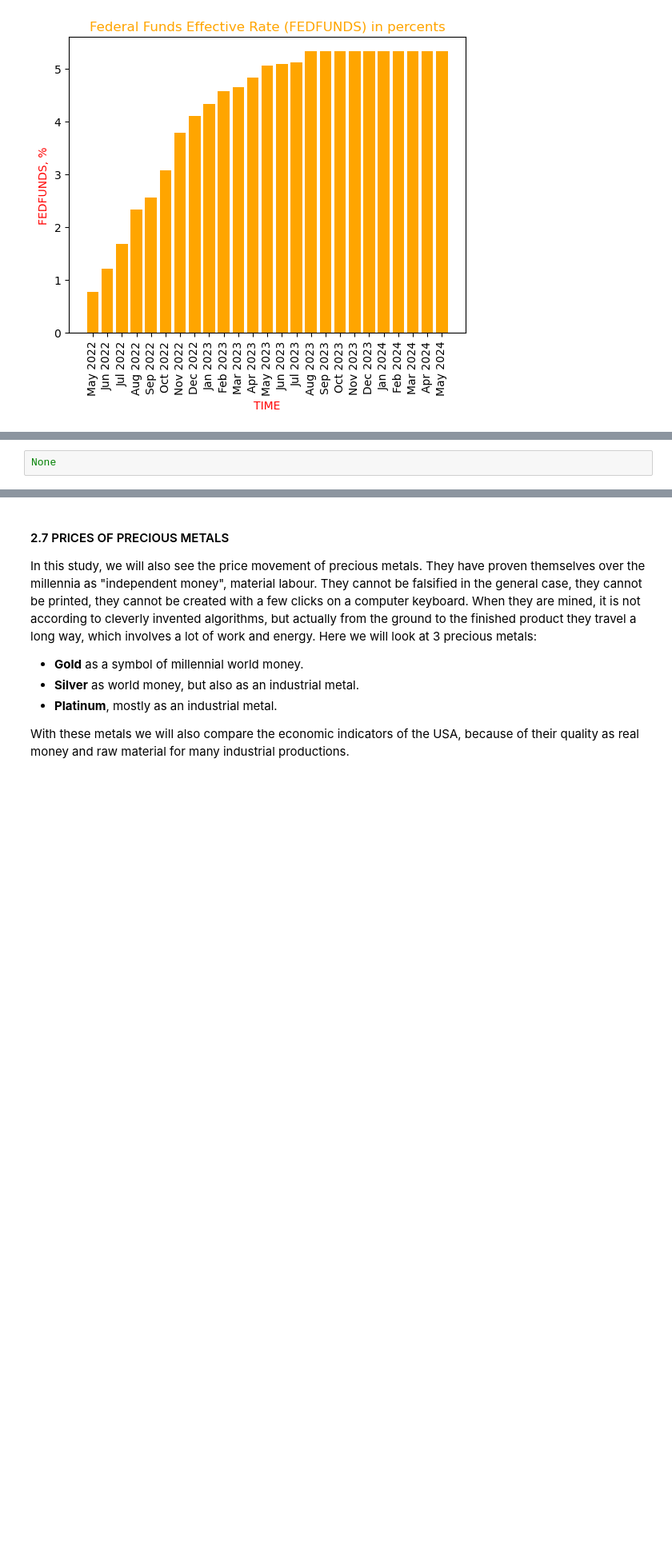
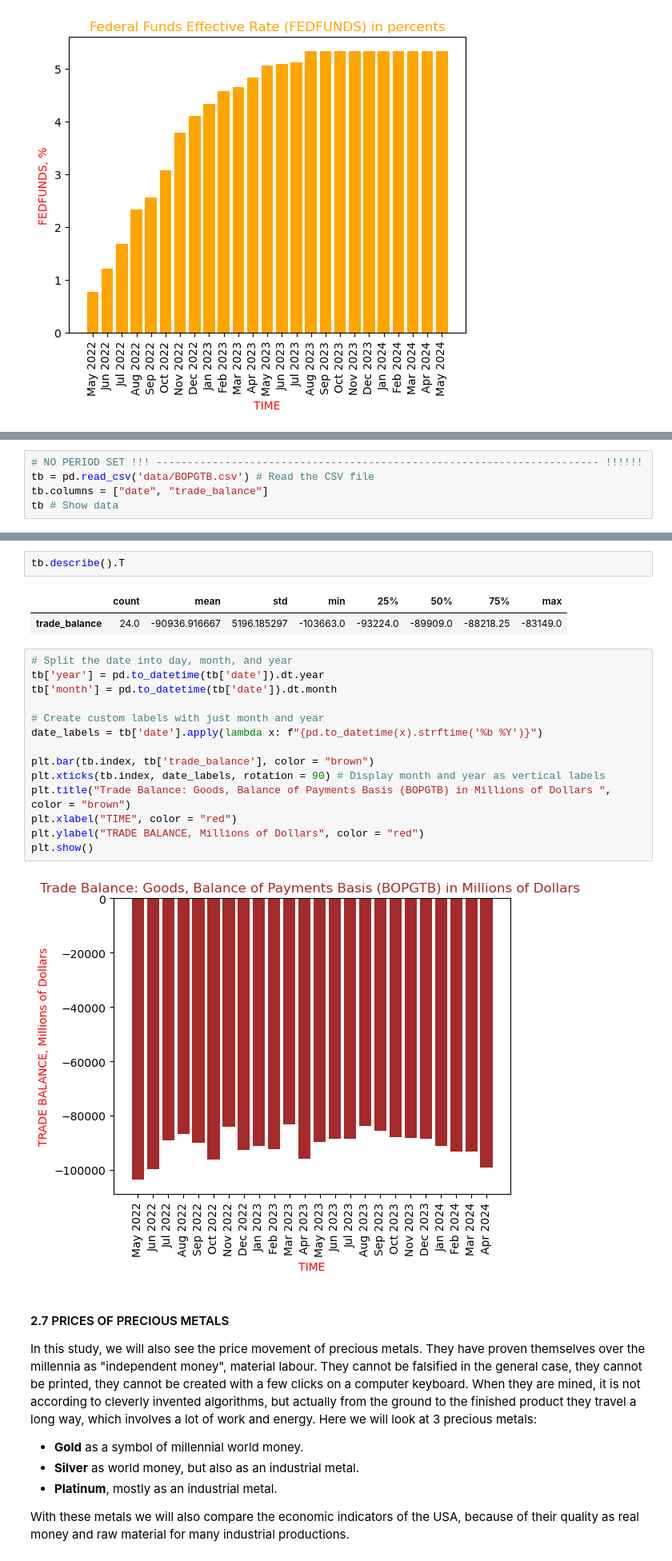
Before and after one commit to Engineer194/Macroeconomic-Analysis-of-the-US-Economy---Part-1, a Jupyter notebook: DATA_Project_v.1.ipynb, the cells around one changed output, grey strips where cells are left out. Shown: that part at 80% size. Cells and saved outputs as stored; diff of their text form; blank space fills up the shorter version.

```diff
--- a/DATA_Project_v.1.ipynb
+++ b/DATA_Project_v.1.ipynb
@@ -259,2 +263,5 @@ plt.show()
 # %%
-None
+# NO PERIOD SET !!! ----------------------------------------------------------------------- !!!!!!
+tb = pd.read_csv('data/BOPGTB.csv') # Read the CSV file
+tb.columns = ["date", "trade_balance"]
+tb # Show data
@@ -261,3 +286,24 @@ None
+# %%
+tb.describe().T
+# %% [output]
+|  | count | mean | std | min | 25% | 50% | 75% | max |
+| trade_balance | 24.0 | -90936.916667 | 5196.185297 | -103663.0 | -93224.0 | -89909.0 | -88218.25 | -83149.0 |
+# %%
+# Split the date into day, month, and year
+tb['year'] = pd.to_datetime(tb['date']).dt.year
+tb['month'] = pd.to_datetime(tb['date']).dt.month
+
+# Create custom labels with just month and year
+date_labels = tb['date'].apply(lambda x: f"{pd.to_datetime(x).strftime('%b %Y')}")
+
+plt.bar(tb.index, tb['trade_balance'], color = "brown")
+plt.xticks(tb.index, date_labels, rotation = 90) # Display month and year as vertical labels
+plt.title("Trade Balance: Goods, Balance of Payments Basis (BOPGTB) in Millions of Dollars ", color = "brown")
+plt.xlabel("TIME", color = "red")
+plt.ylabel("TRADE BALANCE, Millions of Dollars", color = "red")
+plt.show()
+# %% [output]
+[figure, added]
 # %% [markdown]
 #### 2.7 PRICES OF PRECIOUS METALS
 
```
Also changed, not shown: parts of 3 cells of this notebook.
